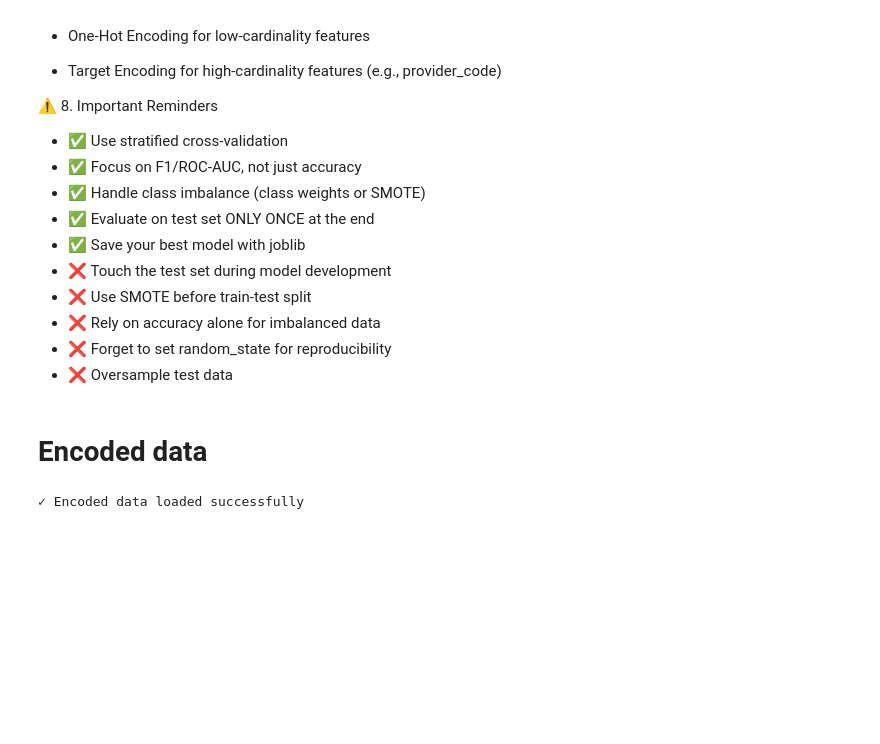
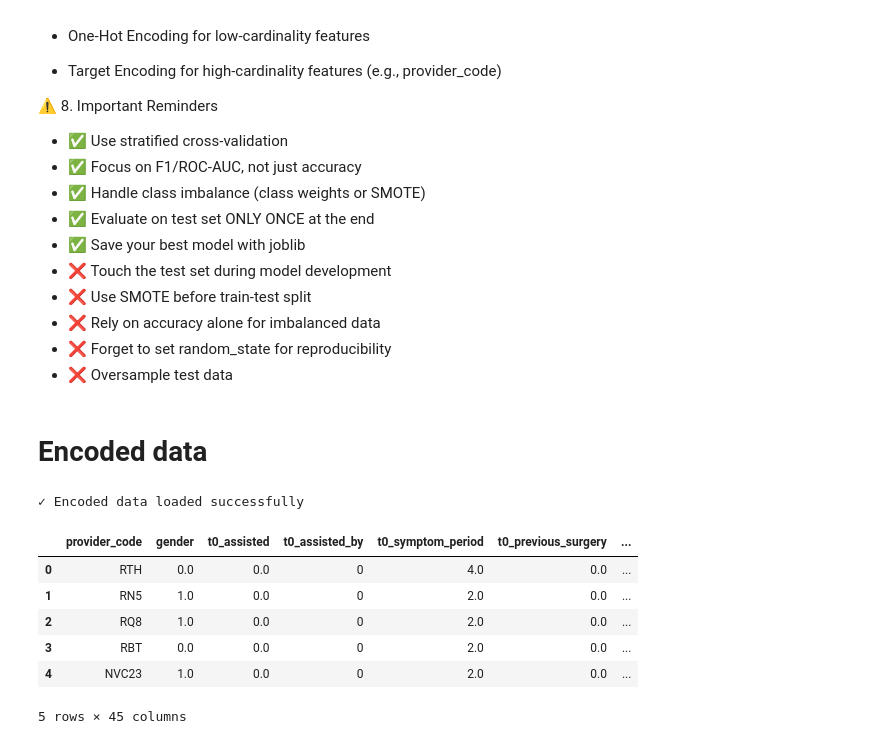
Before and after one commit to saras-audrius/EAISI-Group-Project---NHS, a Jupyter notebook: code/modelling_experiment.ipynb, the cells around one changed output. Cells and saved outputs as stored; diff of their text form; code cells hidden in the pictures; blank space fills up the shorter version.

```diff
--- a/code/modelling_experiment.ipynb
+++ b/code/modelling_experiment.ipynb
@@ -398,8 +464,18 @@ Categorical Encoding:
 # %%
 # Load encoded data
 
-X_train_final_encoded = pd.read_parquet('../data/cleaned/X_train_encoded.parquet')
-X_test_final_encoded = pd.read_parquet('../data/cleaned/X_test_encoded.parquet')
+X_train_final_encoded = pd.read_parquet('../data/cleaned/X_train_encoded_wo_provider.parquet')
+y_train = pd.read_parquet('../data/cleaned/y_train.parquet').squeeze()
 print("✓ Encoded data loaded successfully")
 # %% [output]
 ✓ Encoded data loaded successfully
+# %%
+X_train_final_encoded.head(5)
+# %% [output]
+|  | provider_code | gender | t0_assisted | t0_assisted_by | t0_symptom_period | t0_previous_surgery | ... |
+| 0 | RTH | 0.0 | 0.0 | 0 | 4.0 | 0.0 | ... |
+| 1 | RN5 | 1.0 | 0.0 | 0 | 2.0 | 0.0 | ... |
+| 2 | RQ8 | 1.0 | 0.0 | 0 | 2.0 | 0.0 | ... |
+| 3 | RBT | 0.0 | 0.0 | 0 | 2.0 | 0.0 | ... |
+| 4 | NVC23 | 1.0 | 0.0 | 0 | 2.0 | 0.0 | ... |
+5 rows × 45 columns
```
Also changed, not shown: parts of 19 cells of this notebook, 5 other files.
